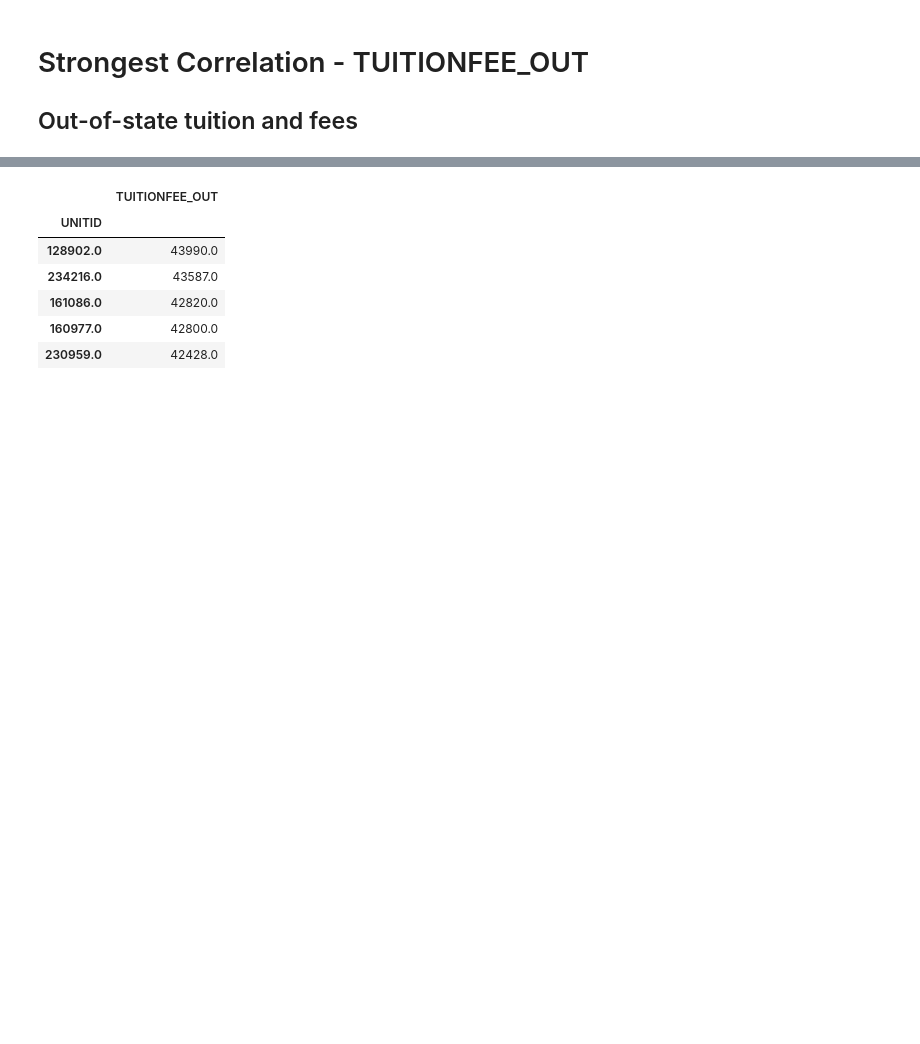
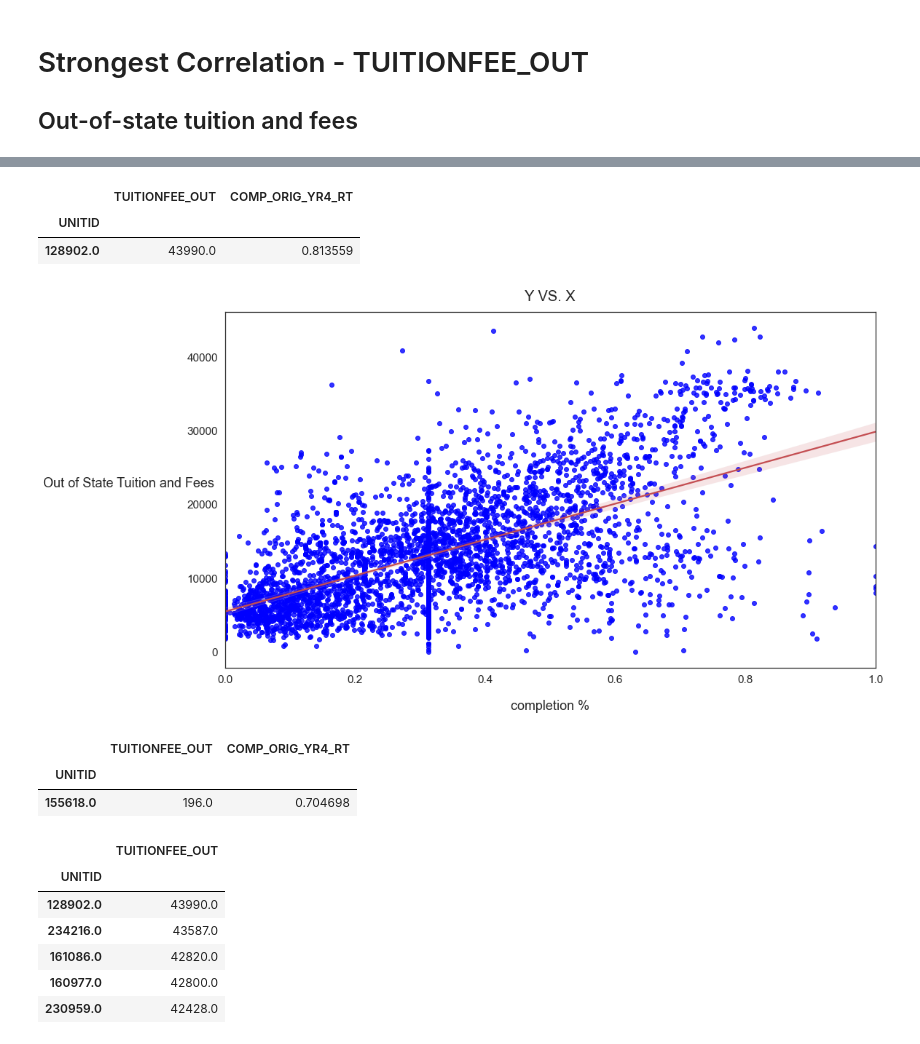
Before and after one commit to jesusbaquiax/college_graduation_rates, a Jupyter notebook: 03_Visualizations.ipynb, the cells around one changed output, grey strips where cells are left out. Saved outputs shown, nothing was run; the diff lists cells and outputs as text; code cells hidden in the pictures; blank space fills up the shorter version.

```diff
--- a/03_EDA.ipynb
+++ b/03_Visualizations.ipynb
@@ -102,2 +94,3 @@ tuition_df.head()
 # %%
 tuition_df = tuition_df.groupby('UNITID').median()
+tuition_df = tui()
@@ -104,3 +105,33 @@ tuition_df = tuition_df.groupby('UNITID').median()
+# %%
+tuition_df.loc[128902:128902,]
+# %% [output]
+|  | TUITIONFEE_OUT | COMP_ORIG_YR4_RT |
+| UNITID |  |  |
+| 128902.0 | 43990.0 | 0.813559 |
+# %%
+#Plotting 'sqft_living' vs. 'price'
+sns.set_style("white")
+fig, ax = plt.subplots()
+fig.set_size_inches(16, 9)
+sns.set(font_scale=1.4)
+
+sns.regplot(
+        x=tuition_df['COMP_ORIG_YR4_RT'],
+        y=tuition_df['TUITIONFEE_OUT'],
+        ci=99,
+        scatter_kws={"color": "blue"}, line_kws={"color": "r"})
+
+ax.set_xlabel("completion %", fontsize=18, labelpad=20)
+ax.set_ylabel("Out of State Tuition and Fees", fontsize=18, labelpad=80, rotation=0)
+ax.set_title("Y VS. X", fontsize=20, pad=15);
+# %% [output]
+[figure, added]
+# %%
+tuition_df.loc[155618:155618,]
+# %% [output]
+|  | TUITIONFEE_OUT | COMP_ORIG_YR4_RT |
+| UNITID |  |  |
+| 155618.0 | 196.0 | 0.704698 |
 # %%
 tuition_df = tuition_df.sort_values(by=['TUITIONFEE_OUT'], ascending=False)
 # %%
```
Also changed, not shown: parts of 9 cells of this notebook, 1 other file.
